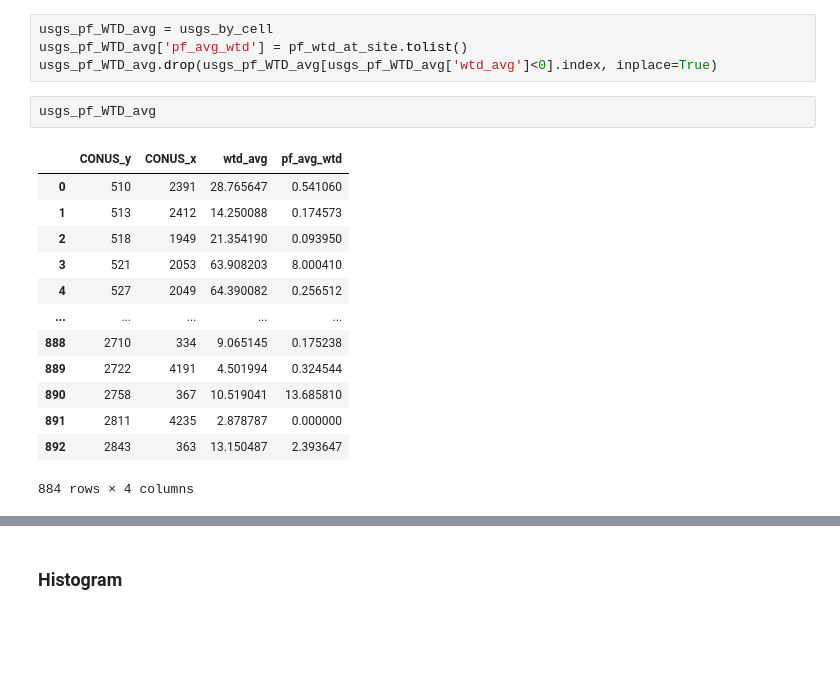
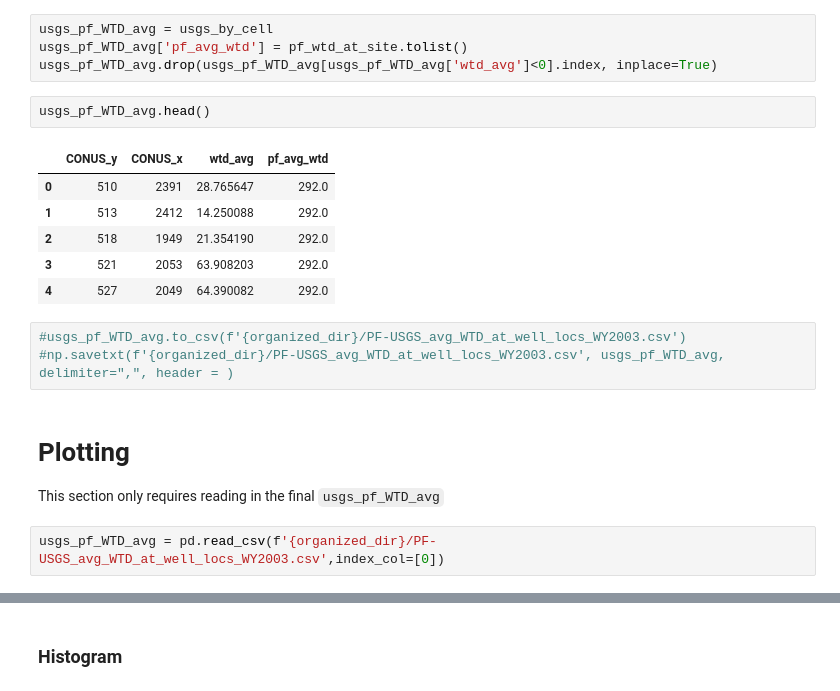
Before and after one commit to danielletijerina/PFCONUS2-analysis, a Jupyter notebook: scripts/Validation/WTD/WTD_aggregate_observations.ipynb, the cells around one changed output, grey strips where cells are left out. Drawn from its saved outputs; the diff is of its cells as text; blank space fills up the shorter version.

```diff
--- a/scripts/Validation/WTD/WTD_aggregate_observations.ipynb
+++ b/scripts/Validation/WTD/WTD_aggregate_observations.ipynb
@@ -267,18 +300,19 @@ usgs_pf_WTD_avg = usgs_by_cell
 usgs_pf_WTD_avg['pf_avg_wtd'] = pf_wtd_at_site.tolist()
 usgs_pf_WTD_avg.drop(usgs_pf_WTD_avg[usgs_pf_WTD_avg['wtd_avg']<0].index, inplace=True)
 # %%
-usgs_pf_WTD_avg
+usgs_pf_WTD_avg.head()
 # %% [output]
 |  | CONUS_y | CONUS_x | wtd_avg | pf_avg_wtd |
-| 0 | 510 | 2391 | 28.765647 | 0.541060 |
-| 1 | 513 | 2412 | 14.250088 | 0.174573 |
-| 2 | 518 | 1949 | 21.354190 | 0.093950 |
-| 3 | 521 | 2053 | 63.908203 | 8.000410 |
-| 4 | 527 | 2049 | 64.390082 | 0.256512 |
-| ... | ... | ... | ... | ... |
-| 888 | 2710 | 334 | 9.065145 | 0.175238 |
-| 889 | 2722 | 4191 | 4.501994 | 0.324544 |
-| 890 | 2758 | 367 | 10.519041 | 13.685810 |
-| 891 | 2811 | 4235 | 2.878787 | 0.000000 |
-| 892 | 2843 | 363 | 13.150487 | 2.393647 |
+| 0 | 510 | 2391 | 28.765647 | 292.0 |
+| 1 | 513 | 2412 | 14.250088 | 292.0 |
+| 2 | 518 | 1949 | 21.354190 | 292.0 |
+| 3 | 521 | 2053 | 63.908203 | 292.0 |
+| 4 | 527 | 2049 | 64.390082 | 292.0 |
-884 rows × 4 columns
+# %%
+#usgs_pf_WTD_avg.to_csv(f'{organized_dir}/PF-USGS_avg_WTD_at_well_locs_WY2003.csv')
+#np.savetxt(f'{organized_dir}/PF-USGS_avg_WTD_at_well_locs_WY2003.csv', usgs_pf_WTD_avg, delimiter=",", header = )
+# %% [markdown]
+# Plotting
+This section only requires reading in the final `usgs_pf_WTD_avg`
+# %%
+usgs_pf_WTD_avg = pd.read_csv(f'{organized_dir}/PF-USGS_avg_WTD_at_well_locs_WY2003.csv',index_col=[0])
```
Also changed, not shown: parts of 15 cells of this notebook, 10 other files.
